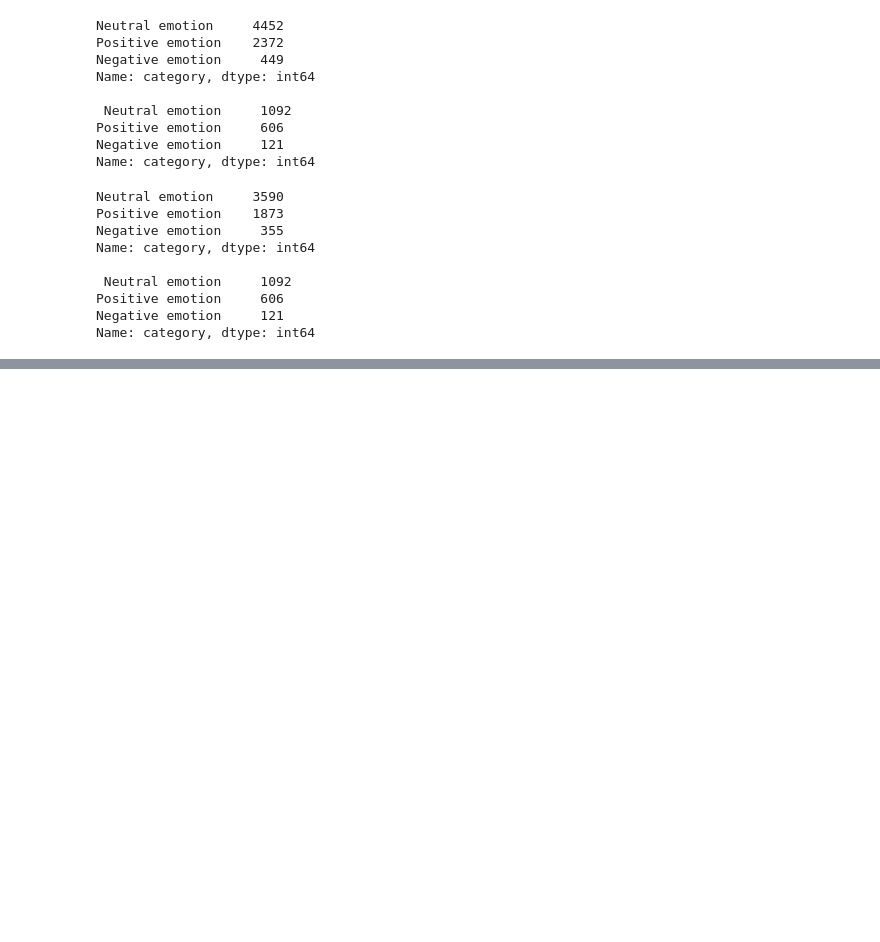
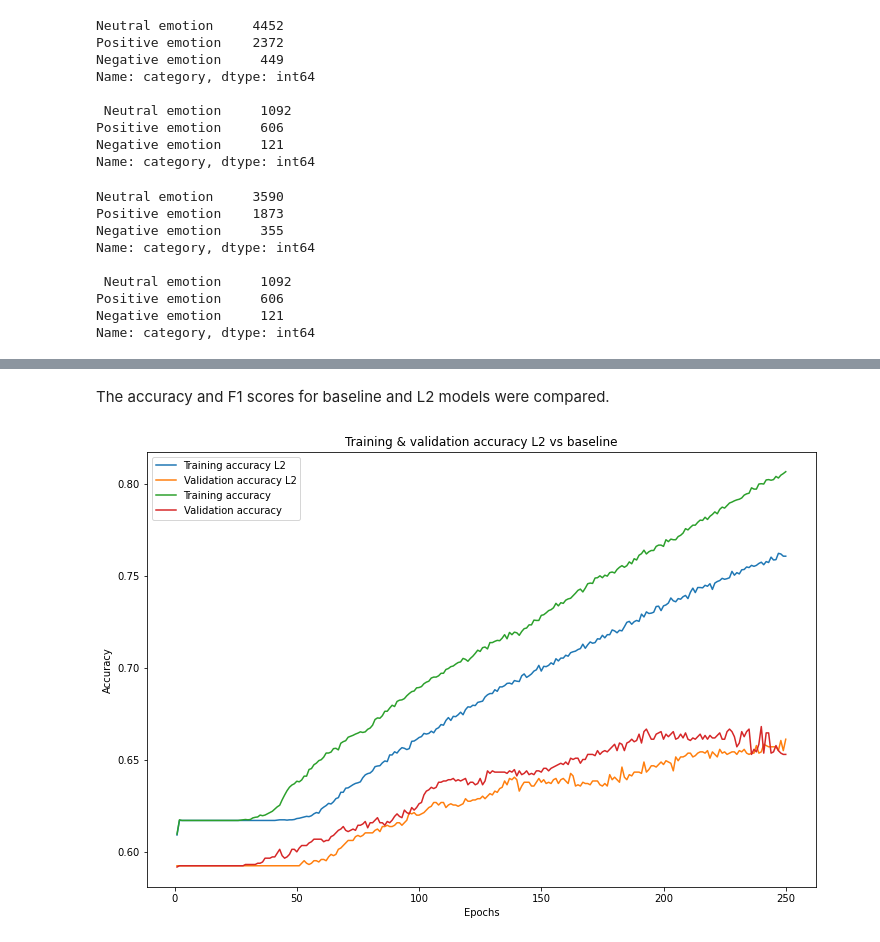
Before and after one commit to VolhaP87/Twitter_Sentiment_Analysis, a Jupyter notebook: Untitled1.ipynb, the cells around one changed output, grey strips where cells are left out. Drawn from its saved outputs; the diff is of its cells as text; code cells hidden in the pictures; blank space fills up the shorter version.

```diff
--- a/Untitled1.ipynb
+++ b/Untitled1.ipynb
@@ -139,0 +397,29 @@ baseline_model_val = baseline_model.fit(X_train_tokens,
+# %% [markdown]
+The accuracy and F1 scores for baseline and L2 models were compared.
+# %%
+# L2 model details
+L2_model_dict = L2_model_val.history
+L2_acc_values = L2_model_dict['accuracy']
+L2_val_acc_values = L2_model_dict['val_accuracy']
+L2_f1_values = L2_model_dict['get_f1']
+L2_val_f1_values = L2_model_dict['val_get_f1']
+
+# Baseline model details
+baseline_model_acc = baseline_model_val_dict['accuracy']
+baseline_model_val_acc = baseline_model_val_dict['val_accuracy']
+baseline_model_f1 = baseline_model_val_dict['get_f1']
+baseline_model_val_f1 = baseline_model_val_dict['val_get_f1']
+# %%
+# Plot accuracy for both models
+fig, ax = plt.subplots(figsize=(12,8))
+epochs = range(1, len(acc_values)+1)
+ax.plot(epochs, L2_acc_values, label='Training accuracy L2')
+ax.plot(epochs, L2_val_acc_values, label='Validation accuracy L2')
+ax.plot(epochs, baseline_model_acc, label='Training accuracy')
+ax.plot(epochs, baseline_model_val_acc, label='Validation accuracy')
+ax.set_title('Training & validation accuracy L2 vs baseline')
+ax.set_xlabel('Epochs')
+ax.set_ylabel('Accuracy')
+ax.legend();
+# %% [output]
+[figure, added]
```
Also changed, not shown: parts of 40 cells of this notebook, 2 other files.
